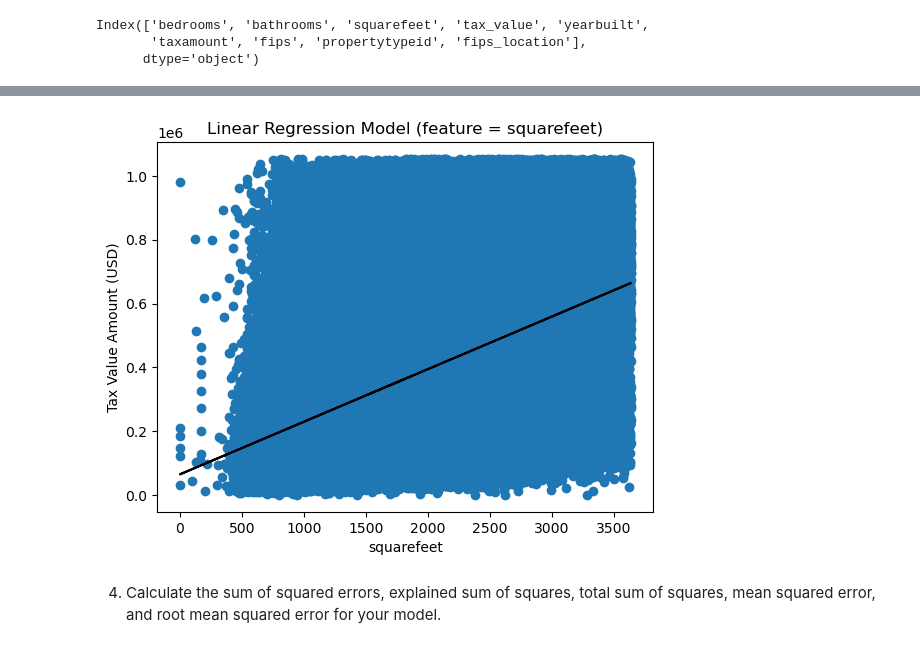
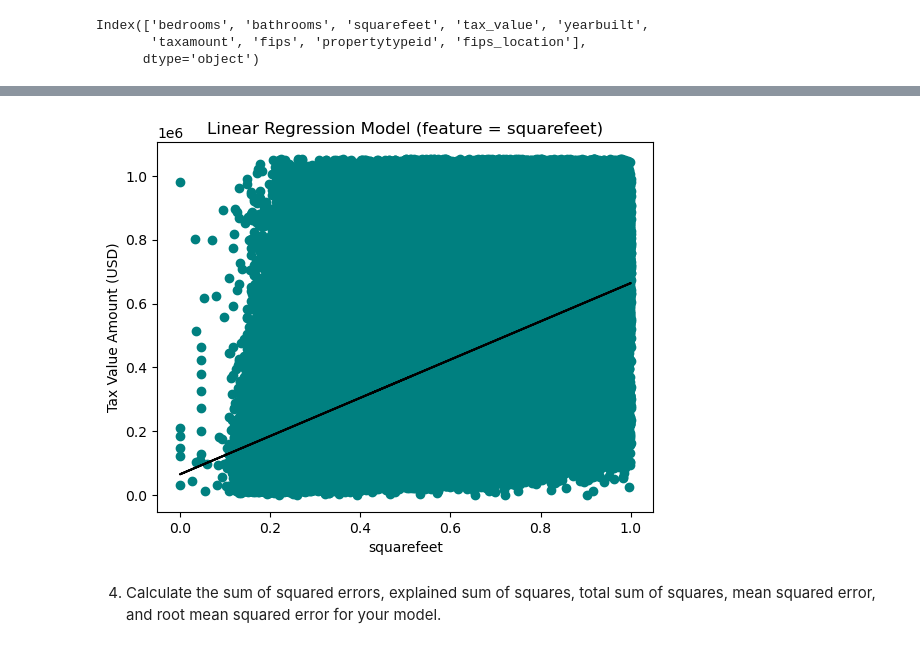
Before and after one commit to caroline-miller0921/regression_exercises, a Jupyter notebook: evaluate.ipynb, the cells around one changed output, grey strips where cells are left out. Cells and saved outputs as stored; diff of their text form; code cells hidden in the pictures.

```diff
--- a/evaluate.ipynb
+++ b/evaluate.ipynb
@@ -36,19 +47,24 @@ y = train['tax_value']
+# %%
+train_scaled, validate_scaled, test_scaled = wrangle.scale_data(train, val, test)
+train_scaled.head()
+X_scaled = train_scaled.drop(columns={'fips', 'propertytypeid', 'fips_location', 'tax_value'})
+y = train['tax_value']
 # %%
 from sklearn.linear_model import LinearRegression
 # %%
-lm = LinearRegression().fit(X[['squarefeet']], y)
+lm = LinearRegression().fit(X_scaled[['squarefeet']], y)
 # %%
-y_preds = lm.predict(X[['squarefeet']])
+y_preds = lm.predict(X_scaled[['squarefeet']])
 # %%
-plt.scatter(X[['squarefeet']], y)
+plt.scatter(X_scaled[['squarefeet']], y, color='teal')
 
-plt.plot(X[['squarefeet']], y_preds, color='black')
+plt.plot(X_scaled[['squarefeet']], y_preds, color='black')
 plt.title('Linear Regression Model (feature = squarefeet)')
 plt.xlabel('squarefeet')
 plt.ylabel('Tax Value Amount (USD)')
 plt.show()
 # %% [output]
-[figure, old version]
+[figure, new version]
 # %% [markdown]
 4. Calculate the sum of squared errors, explained sum of squares, total sum of squares, mean squared error, and root mean squared error for your model.
 # %%
```
Also changed, not shown: parts of 83 cells of this notebook, 1 other file.
